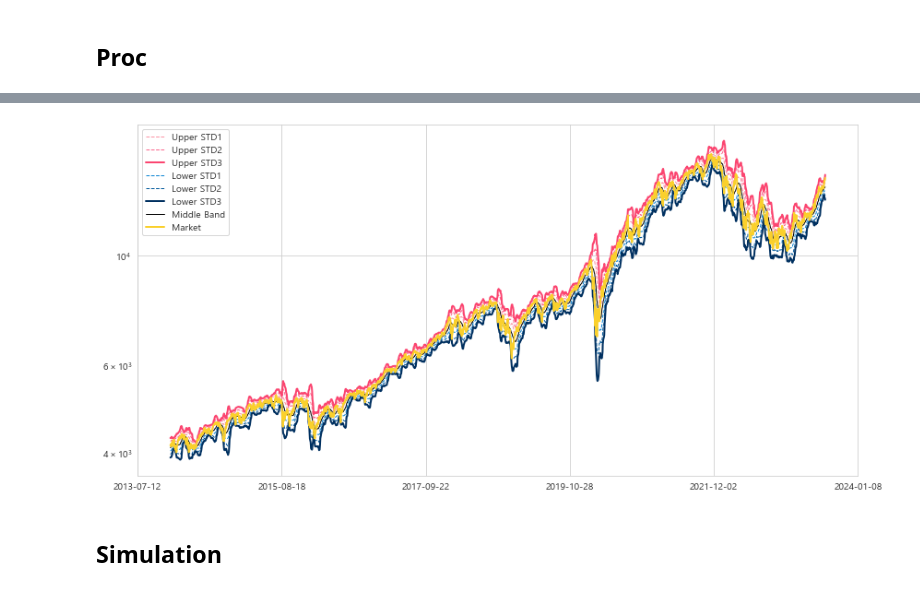
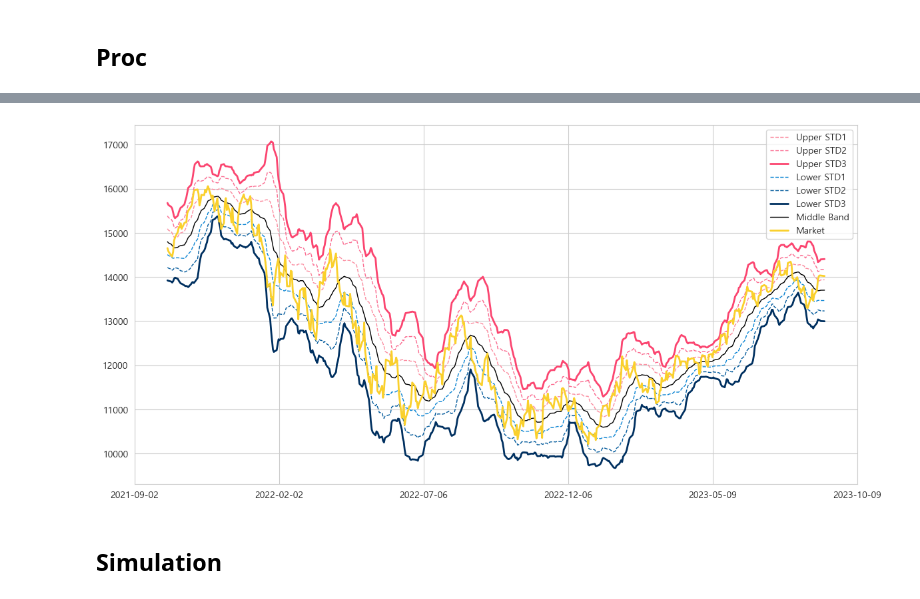
Before and after one commit to sdjhs0327/ws_fn, a Jupyter notebook: strategy/00_06_Band.ipynb, the cells around one changed output, grey strips where cells are left out. Drawn from its saved outputs; the diff is of its cells as text; code cells hidden in the pictures.

```diff
--- a/strategy/00_06_Band.ipynb
+++ b/strategy/00_06_Band.ipynb
@@ -110,9 +106,9 @@ df = data_funcs.get_merged_df('^IXIC', '^GSPC', 'TQQQ', 'PSQ', 'TMF')
 ticker = '^IXIC'
 data = addBollinger(df[[ticker]], 20, ticker).dropna()
 # %%
-plot_BBband(data.tail(20*12*10), ticker, log_scale=True)
+plot_BBband(data.tail(20*12*2), ticker, log_scale=False)
 # %% [output]
-[figure, old version]
+[figure, new version]
 # %% [markdown]
 ## Simulation
 # %%
```
Also changed, not shown: parts of 4 cells of this notebook, 3 other files.
